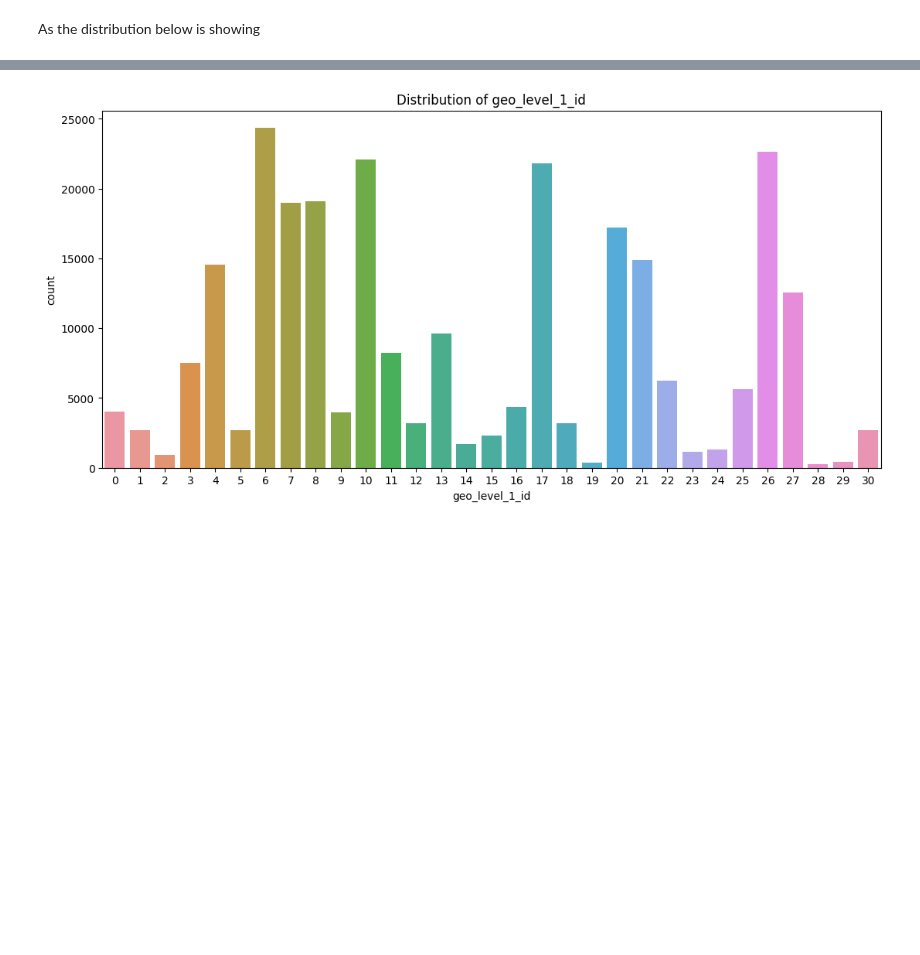
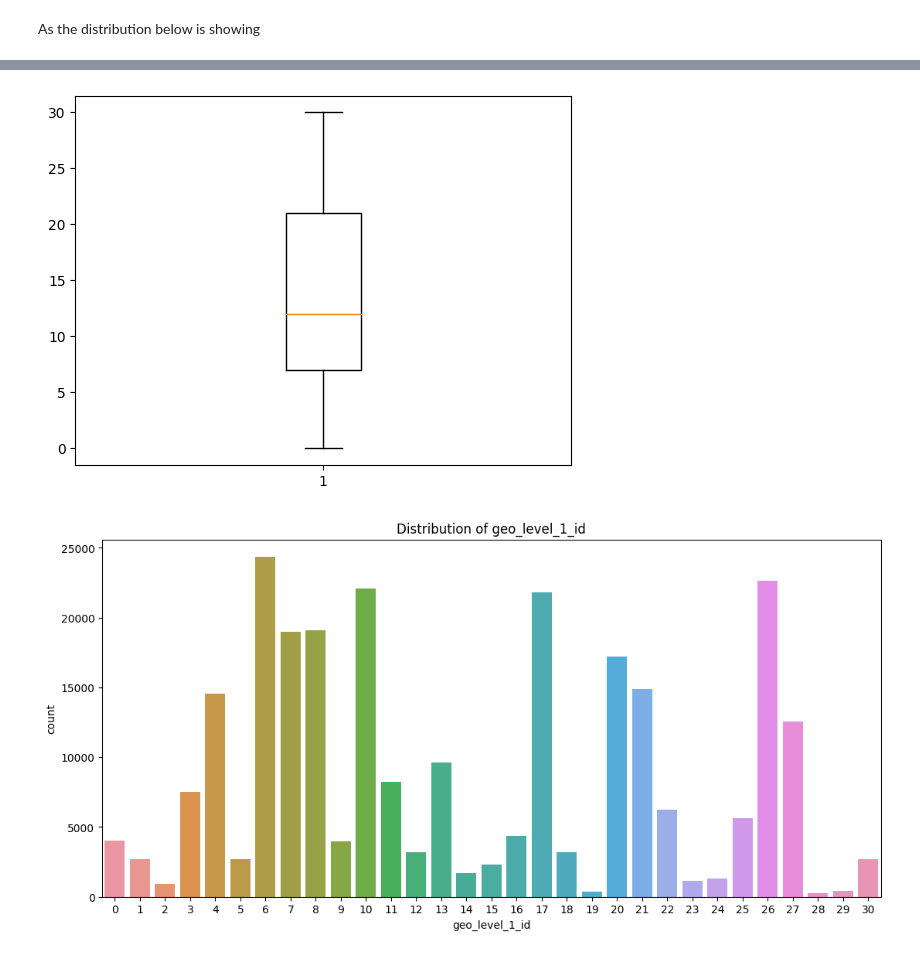
Before and after one commit to Sidies/-2015_Gorkha_earthquake_damage_prediction, a Jupyter notebook: notebooks/1.0-tyrell-data-cleaning.ipynb, the cells around one changed output, grey strips where cells are left out. Drawn from its saved outputs; the diff is of its cells as text; code cells hidden in the pictures; blank space fills up the shorter version.

```diff
--- a/notebooks/1.0-tyrell-data-cleaning.ipynb
+++ b/notebooks/1.0-tyrell-data-cleaning.ipynb
@@ -54,3 +193,9 @@ As the distribution below is showing
+# %%
+# create a box plot
+plt.boxplot(train_df['geo_level_1_id'])
+plt.show()
+# %% [output]
+[figure, added]
 # %%
 plt.figure(figsize=(13,6))
 sns.countplot(data=train_df, x='geo_level_1_id')
```
Also changed, not shown: parts of 9 cells of this notebook, 3 other files.
